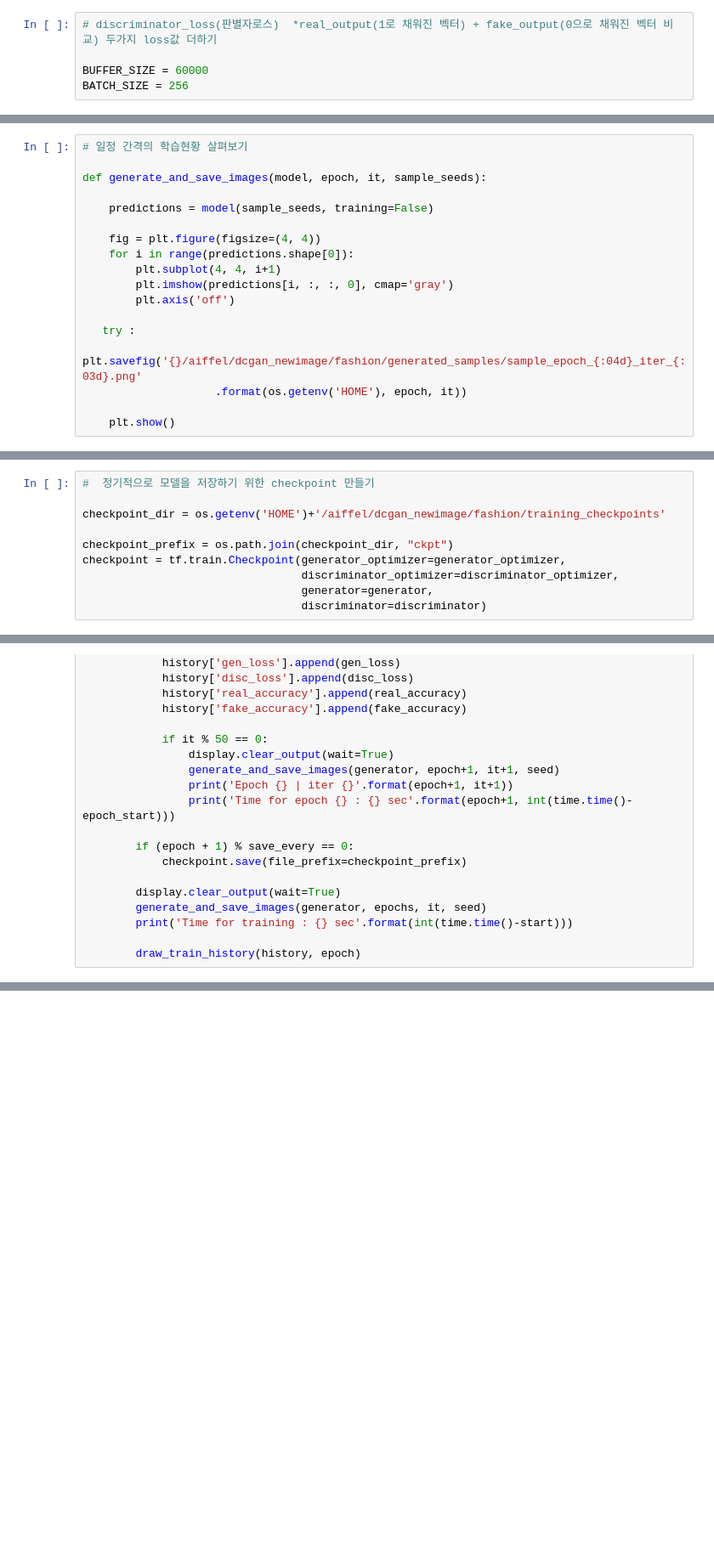
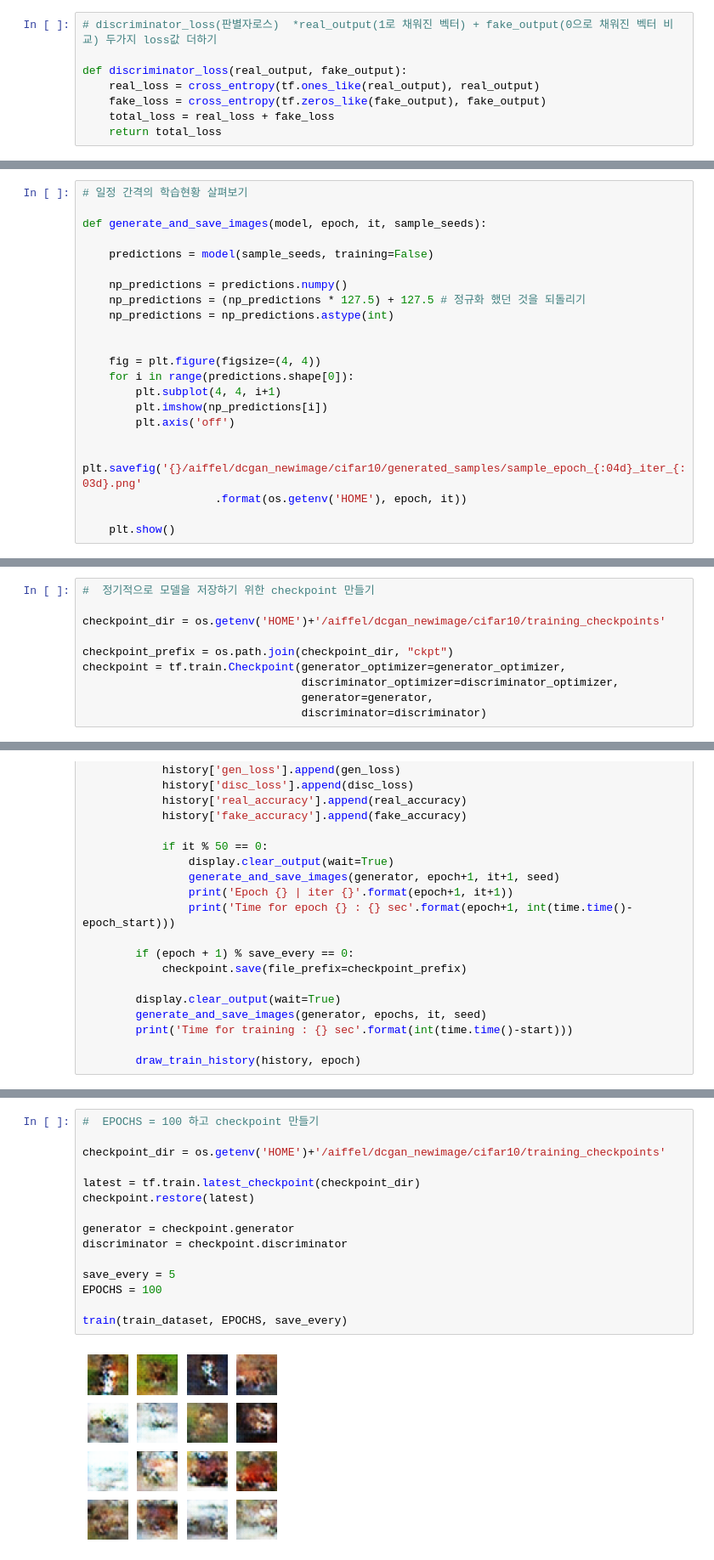
Before and after one commit to edupro2000/afiffel-Exploration-stage, a Jupyter notebook: [E-13] CIFAR-10.ipynb, the cells around one changed output, grey strips where cells are left out. Shown at 85% size. Drawn from its saved outputs; the diff is of its cells as text; blank space fills up the shorter version.

```diff
--- a/[E-13] CIFAR-10.ipynb
+++ b/[E-13] CIFAR-10.ipynb
@@ -210,8 +241,11 @@ def generator_loss(fake_output):
 # %%
 # discriminator_loss(판별자로스)  *real_output(1로 채워진 벡터) + fake_output(0으로 채워진 벡터 비교) 두가지 loss값 더하기
 
-BUFFER_SIZE = 60000
-BATCH_SIZE = 256
+def discriminator_loss(real_output, fake_output):
+    real_loss = cross_entropy(tf.ones_like(real_output), real_output)
+    fake_loss = cross_entropy(tf.zeros_like(fake_output), fake_output)
+    total_loss = real_loss + fake_loss
+    return total_loss
 # %%
 # discriminator accuracy 계산해 보기
 def discriminator_accuracy(real_output, fake_output):
@@ -314,14 +325,18 @@ def generate_and_save_images(model, epoch, it, sample_seeds):
 
     predictions = model(sample_seeds, training=False)
 
+    np_predictions = predictions.numpy()
+    np_predictions = (np_predictions * 127.5) + 127.5 # 정규화 했던 것을 되돌리기
+    np_predictions = np_predictions.astype(int)
+
+
     fig = plt.figure(figsize=(4, 4))
     for i in range(predictions.shape[0]):
         plt.subplot(4, 4, i+1)
-        plt.imshow(predictions[i, :, :, 0], cmap='gray')
+        plt.imshow(np_predictions[i])
         plt.axis('off')
 
-   try :
-    plt.savefig('{}/aiffel/dcgan_newimage/fashion/generated_samples/sample_epoch_{:04d}_iter_{:03d}.png'
+    plt.savefig('{}/aiffel/dcgan_newimage/cifar10/generated_samples/sample_epoch_{:04d}_iter_{:03d}.png'
                     .format(os.getenv('HOME'), epoch, it))
 
     plt.show()
@@ -355,7 +370,7 @@ def draw_train_history(history, epoch):
 # %%
 #  정기적으로 모델을 저장하기 위한 checkpoint 만들기
 
-checkpoint_dir = os.getenv('HOME')+'/aiffel/dcgan_newimage/fashion/training_checkpoints'
+checkpoint_dir = os.getenv('HOME')+'/aiffel/dcgan_newimage/cifar10/training_checkpoints'
 
 checkpoint_prefix = os.path.join(checkpoint_dir, "ckpt")
 checkpoint = tf.train.Checkpoint(generator_optimizer=generator_optimizer,
@@ -435,0 +484,17 @@ with imageio.get_writer(anim_file, mode='I') as writer:
+# %%
+#  EPOCHS = 100 하고 checkpoint 만들기
+
+checkpoint_dir = os.getenv('HOME')+'/aiffel/dcgan_newimage/cifar10/training_checkpoints'
+
+latest = tf.train.latest_checkpoint(checkpoint_dir)
+checkpoint.restore(latest)
+
+generator = checkpoint.generator
+discriminator = checkpoint.discriminator
+
+save_every = 5
+EPOCHS = 100
+
+train(train_dataset, EPOCHS, save_every)
+# %% [output]
+[figure, added]
```
Also changed, not shown: parts of 38 cells of this notebook.
